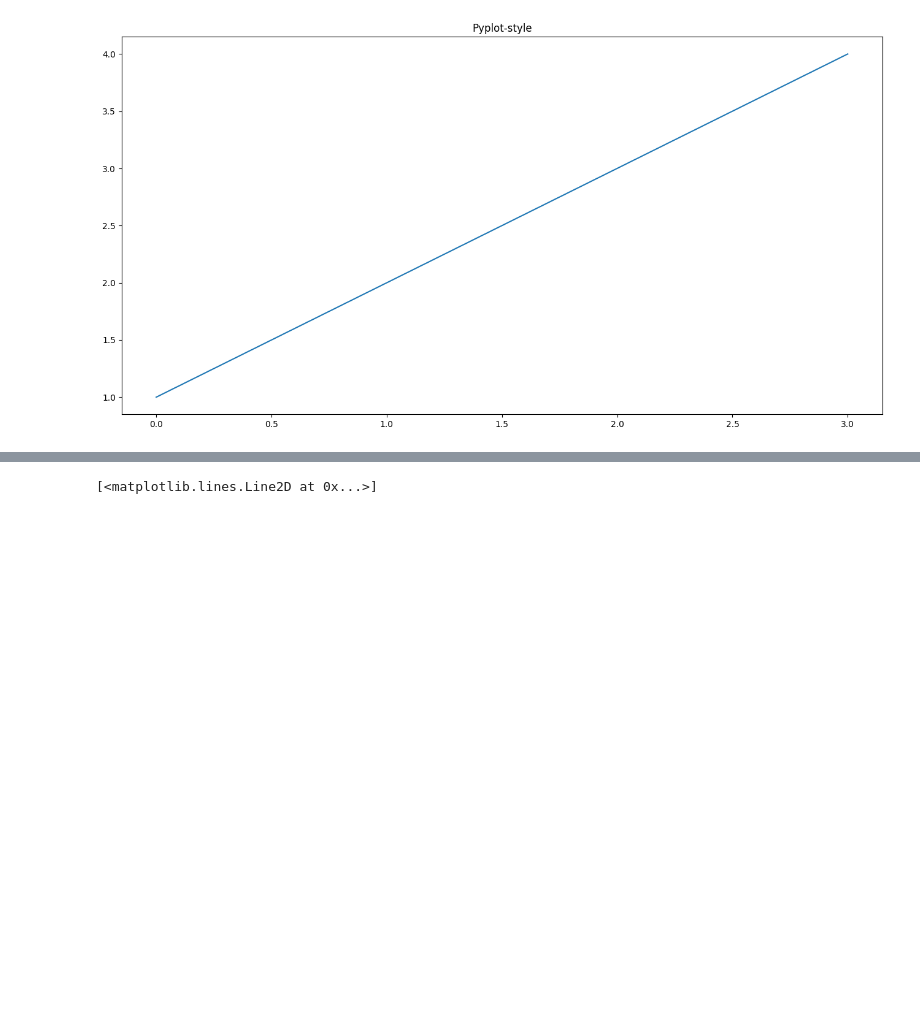
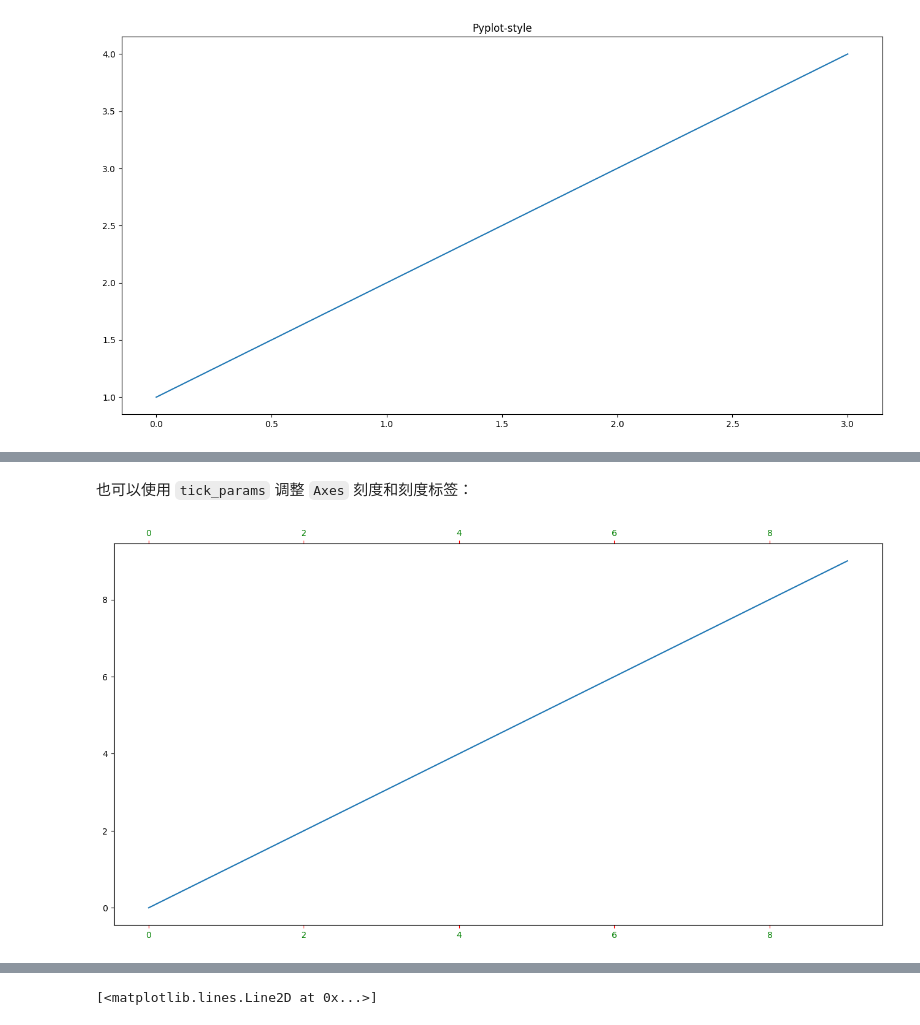
Before and after one commit to roundedtom/myblog, a Jupyter notebook: posts/matplotlib-plotting-workflow/matplotlib 绘图工作流.ipynb, the cells around one changed output, grey strips where cells are left out. Saved outputs shown, nothing was run; the diff lists cells and outputs as text; code cells hidden in the pictures; blank space fills up the shorter version.

```diff
--- a/posts/matplotlib-plotting-workflow/matplotlib 绘图工作流.ipynb
+++ b/posts/matplotlib-plotting-workflow/matplotlib 绘图工作流.ipynb
@@ -131 +189,10 @@ Pyplot-style 接口是基于状态的接口（state-based interface）。我的
+# %% [markdown]
+也可以使用 `tick_params` 调整 `Axes` 刻度和刻度标签：
+# %%
+fig, ax = plt.subplots(figsize=(16, 8))
+ax.plot(np.arange(10))
+ax.tick_params(top=True, labeltop=True, color='red', axis='x',
+               labelcolor='green')
+# %% [output]
+[figure, added]
 # %% [markdown]
```
Also changed, not shown: parts of 17 cells of this notebook, 23 other files.
